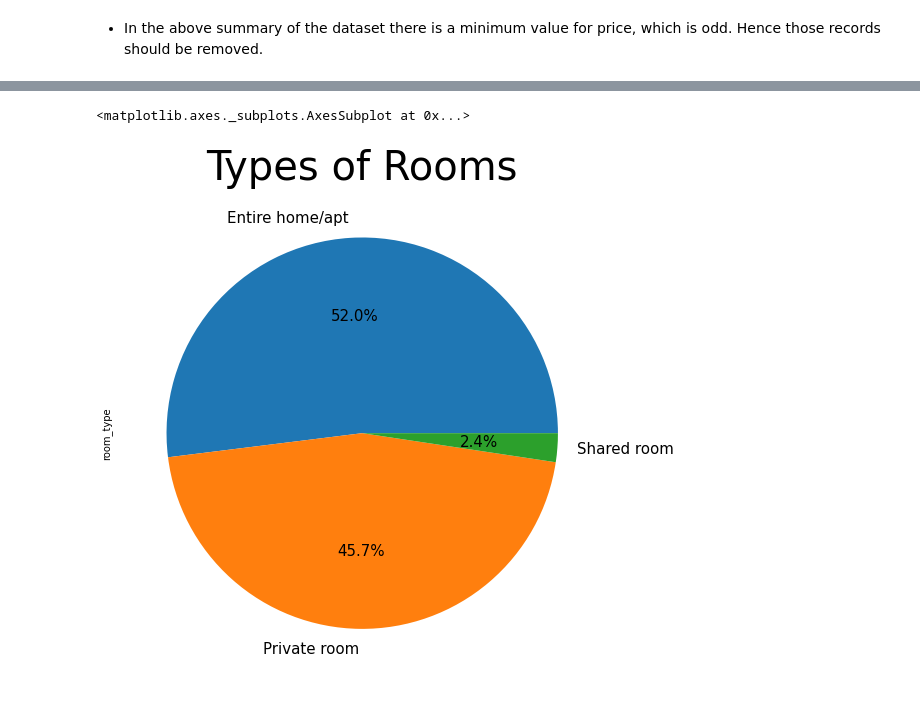
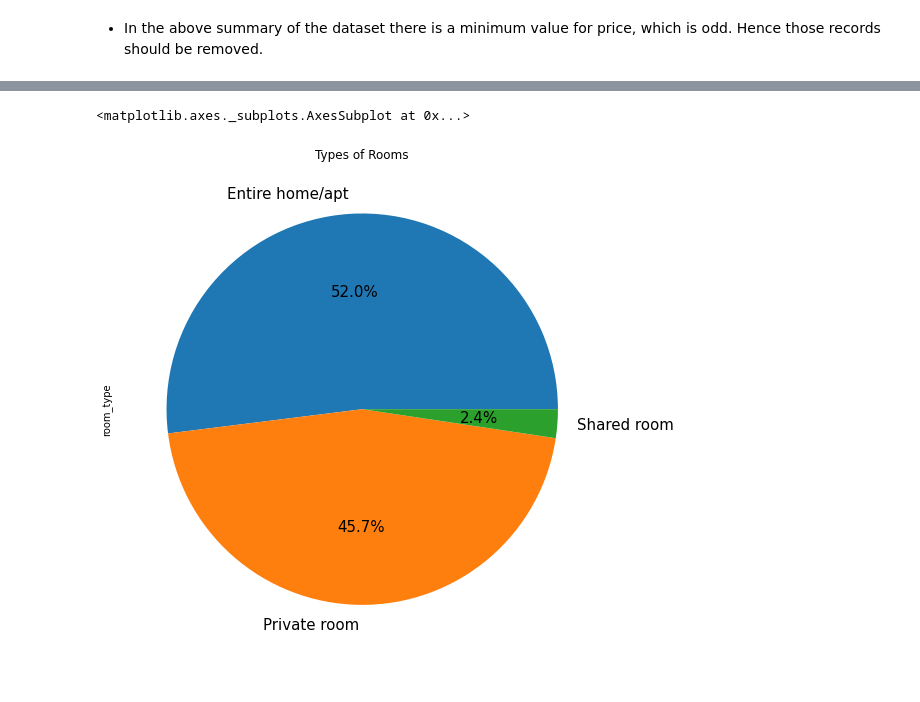
Before and after one commit to omkar-rayala/airbnb_analysis, a Jupyter notebook: airbnb.ipynb, the cells around one changed output, grey strips where cells are left out. Cells and saved outputs as stored; diff of their text form; code cells hidden in the pictures.

```diff
--- a/airbnb.ipynb
+++ b/airbnb.ipynb
@@ -214,7 +240,7 @@ import matplotlib.pyplot as plt
 # %%
 type_of_rooms = df.room_type.value_counts()
-plt.title('Types of Rooms', fontsize = 40, loc='center', )
+plt.title('Types of Rooms' )
 type_of_rooms.plot(fontsize = 15, kind ='pie', autopct="%1.1f%%",figsize = (9,9))
 # %% [output]
 <matplotlib.axes._subplots.AxesSubplot at 0x...>
-[figure, old version]
+[figure, new version]
```
Also changed, not shown: parts of 10 cells of this notebook.
